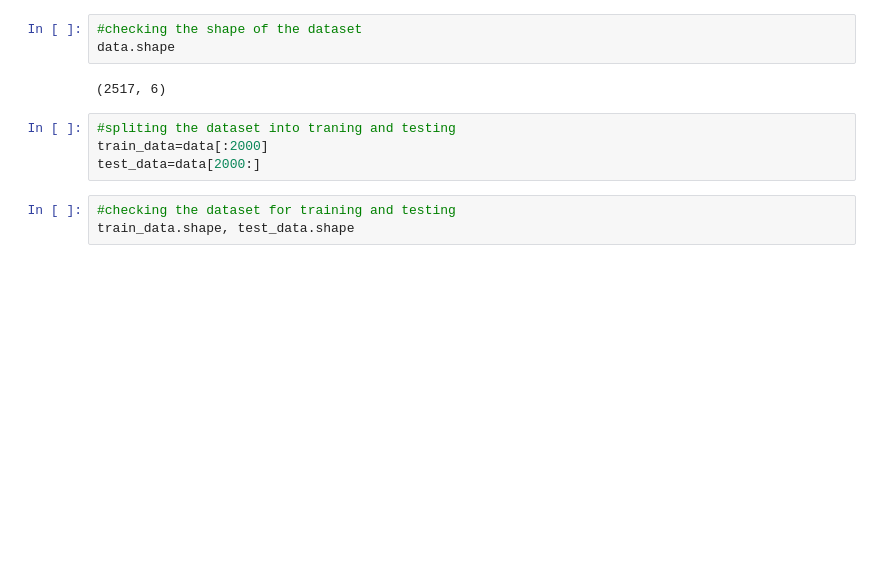
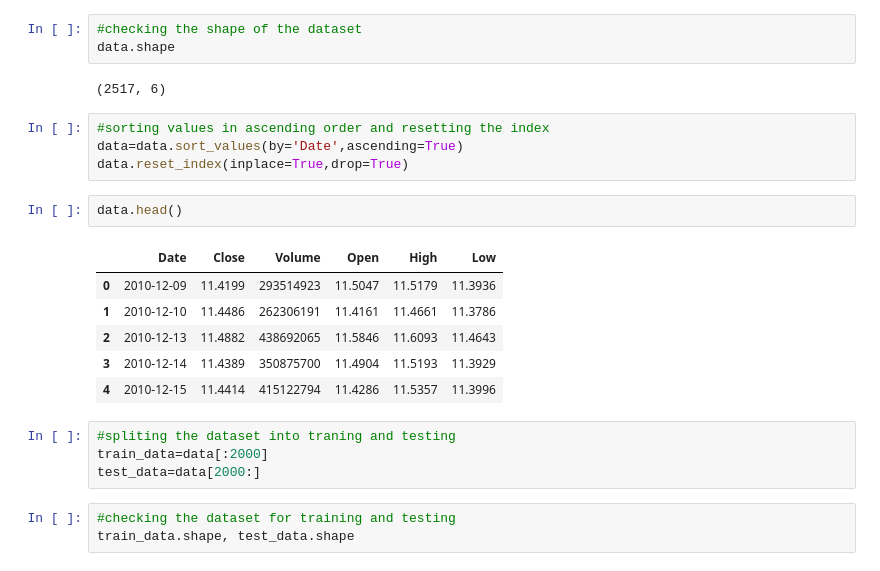
Before and after one commit to kemwe/Forecasting-apple-stocks, a Jupyter notebook: lstm_pred.ipynb, the cells around one changed output. Cells and saved outputs as stored; diff of their text form; blank space fills up the shorter version.

```diff
--- a/lstm_pred.ipynb
+++ b/lstm_pred.ipynb
@@ -99,6 +99,19 @@ Text(0, 0.5, 'Stock Value')
 data.shape
 # %% [output]
 (2517, 6)
+# %%
+#sorting values in ascending order and resetting the index
+data=data.sort_values(by='Date',ascending=True)
+data.reset_index(inplace=True,drop=True)
+# %%
+data.head()
+# %% [output]
+|  | Date | Close | Volume | Open | High | Low |
+| 0 | 2010-12-09 | 11.4199 | 293514923 | 11.5047 | 11.5179 | 11.3936 |
+| 1 | 2010-12-10 | 11.4486 | 262306191 | 11.4161 | 11.4661 | 11.3786 |
+| 2 | 2010-12-13 | 11.4882 | 438692065 | 11.5846 | 11.6093 | 11.4643 |
+| 3 | 2010-12-14 | 11.4389 | 350875700 | 11.4904 | 11.5193 | 11.3929 |
+| 4 | 2010-12-15 | 11.4414 | 415122794 | 11.4286 | 11.5357 | 11.3996 |
 # %%
 #spliting the dataset into traning and testing
 train_data=data[:2000]
```
Also changed, not shown: parts of 4 cells of this notebook.
